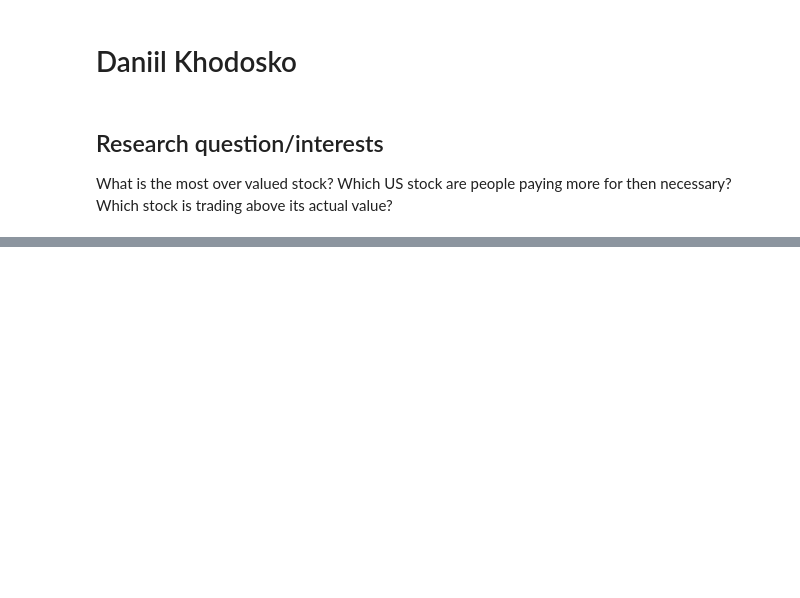
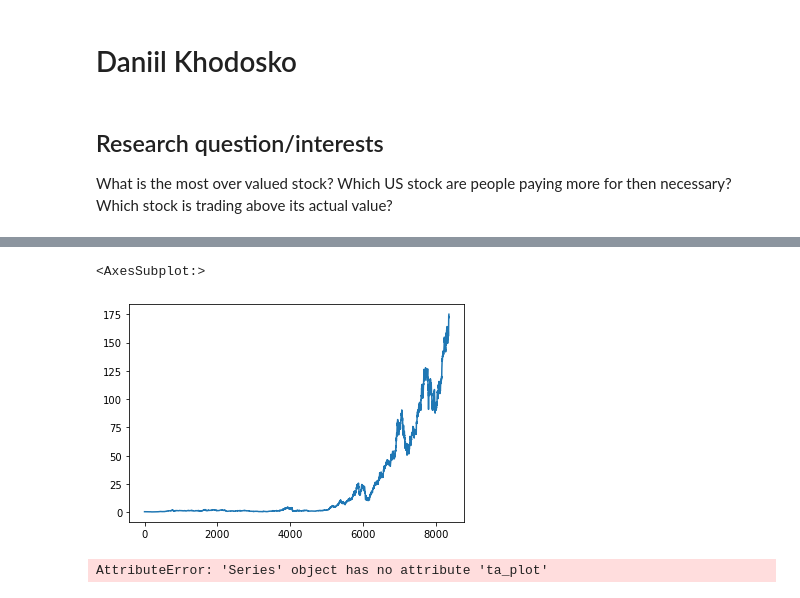
Before and after one commit to ubco-W2021T1-data301/project-group21-project, a Jupyter notebook: notebooks/analysis1.ipynb, the cells around one changed output, grey strips where cells are left out. Drawn from its saved outputs; the diff is of its cells as text; code cells hidden in the pictures; blank space fills up the shorter version.

```diff
--- a/notebooks/analysis1.ipynb
+++ b/notebooks/analysis1.ipynb
@@ -25,0 +144,9 @@ data
+# %%
+AAPL_df['Open'].plot()
+# %% [output]
+<AxesSubplot:>
+[figure, added]
+# %%
+AAPL_df['Close'].loc['2014-01-01':'2015-01-01'].ta_plot(study='boll')
+# %% [output]
+AttributeError: 'Series' object has no attribute 'ta_plot'
```
Also changed, not shown: parts of 19 cells of this notebook.
